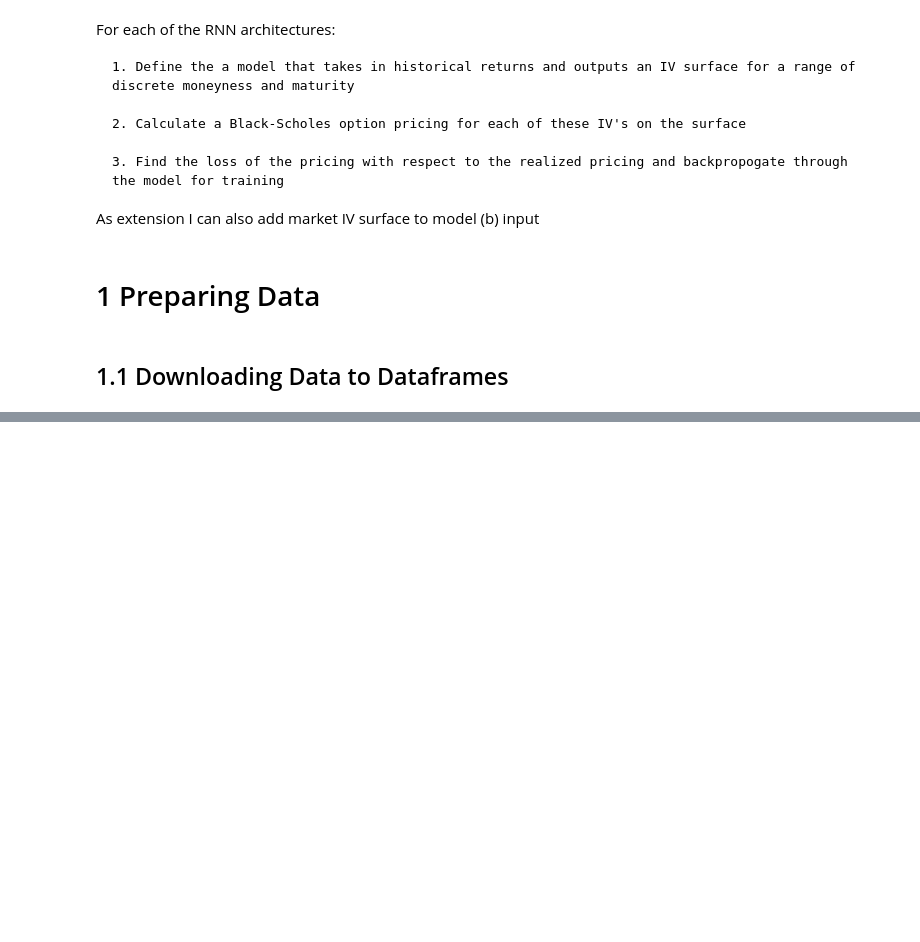
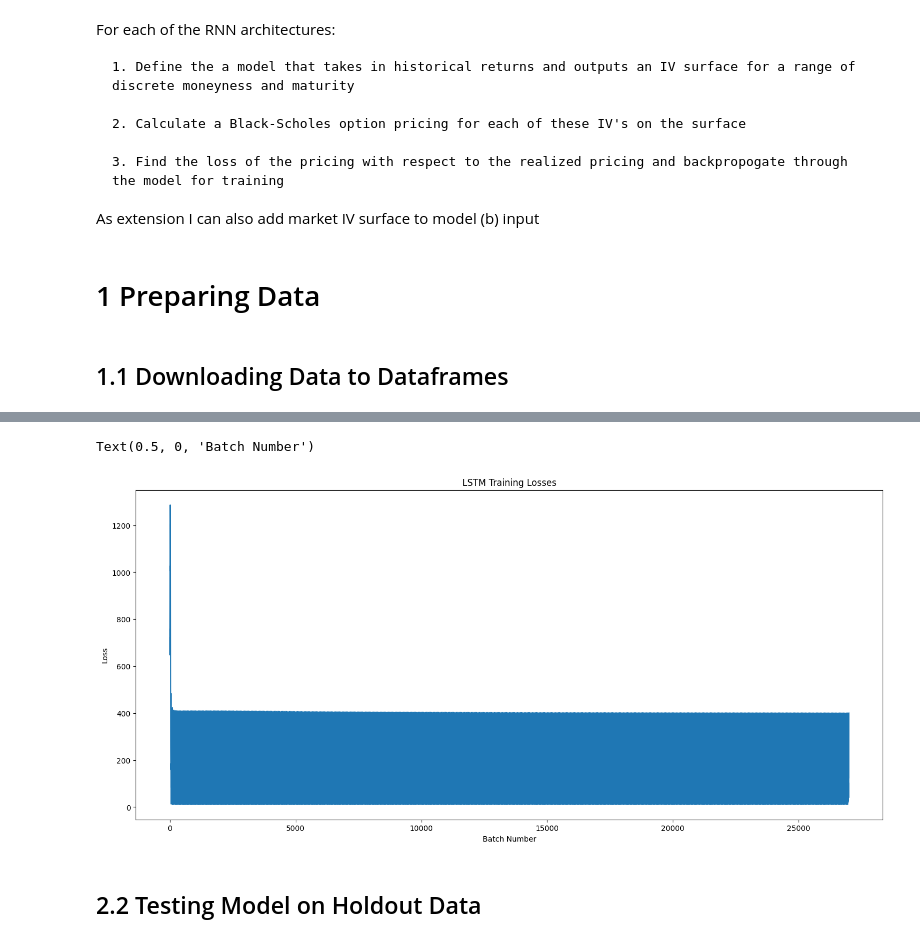
Before and after one commit to tayo4pf/Forecasting-Implied-Volatility-with-Machine-Learning-Techniques, a Jupyter notebook: rnn_models.ipynb, the cells around one changed output, grey strips where cells are left out. Saved outputs shown, nothing was run; the diff lists cells and outputs as text; code cells hidden in the pictures; blank space fills up the shorter version.

```diff
--- a/rnn_models.ipynb
+++ b/rnn_models.ipynb
@@ -486,0 +109,5 @@ plt.legend(["Realized Volatility", "1 Step Predicted Volatility"])
+# %%
+print(f"Input shape: {X_test.shape}")
+print(f"Target shape: {y_test.shape}")
+for key in bs_test_info.keys():
+    print(f"BS input information shape: {bs_test_info[key].shape}")
@@ -486,0 +172,33 @@ plt.legend(["Realized Volatility", "1 Step Predicted Volatility"])
+# %%
+epochs = 500
+batch_size = 32
+
+losses = []
+
+lstm_model.train()
+
+for i in range(epochs):
+    for x_, y_, bs_info_ in model_data_loader.batch_gen(X_train, y_train, bs_info, batch_size):
+        # Putting data in device
+        x_ = torch.tensor(x_).to(torch.float32).to(device)
+        y_ = torch.tensor(y_).to(torch.float32).to(device)
+        for key in bs_info_.keys():
+            bs_info_[key] = torch.tensor(bs_info_[key]).to(torch.float32).to(device)
+
+        opt.zero_grad()
+
+        output, h_out = lstm_model(x_)
+        output = output.reshape(-1, y_.shape[1], y_.shape[2], y_.shape[3], y_.shape[4])
+
+        # Calculating Black-Scholes option prices based on model iv surface and other contemporary info
+        call_prices = IVS_LSTM.bs_fn(call=True, v=torch.unsqueeze(output[:,:,:,:,0], -1), **bs_info_)
+        put_prices = IVS_LSTM.bs_fn(call=False, v=torch.unsqueeze(output[:,:,:,:,1], -1), **bs_info_)
+        price_output = torch.cat((call_prices, put_prices), -1)
+
+        loss = loss_fn(price_output, y_)
+        loss.backward()
+
+        losses.append(torch.detach(loss).cpu())
+
+        opt.step()
+    print(f"Epoch {i+1}/{epochs} - loss: {loss}")
@@ -486,0 +223,11 @@ plt.legend(["Realized Volatility", "1 Step Predicted Volatility"])
+# %%
+fig = plt.figure(figsize=(18,8))
+plt.plot(range(len(losses)), [loss.cpu() for loss in losses])
+plt.title("LSTM Training Losses")
+plt.ylabel("Loss")
+plt.xlabel("Batch Number")
+# %% [output]
+Text(0.5, 0, 'Batch Number')
+[figure, added]
+# %% [markdown]
+## 2.2 Testing Model on Holdout Data
```
Also changed, not shown: parts of 81 cells of this notebook, 10 other files.
